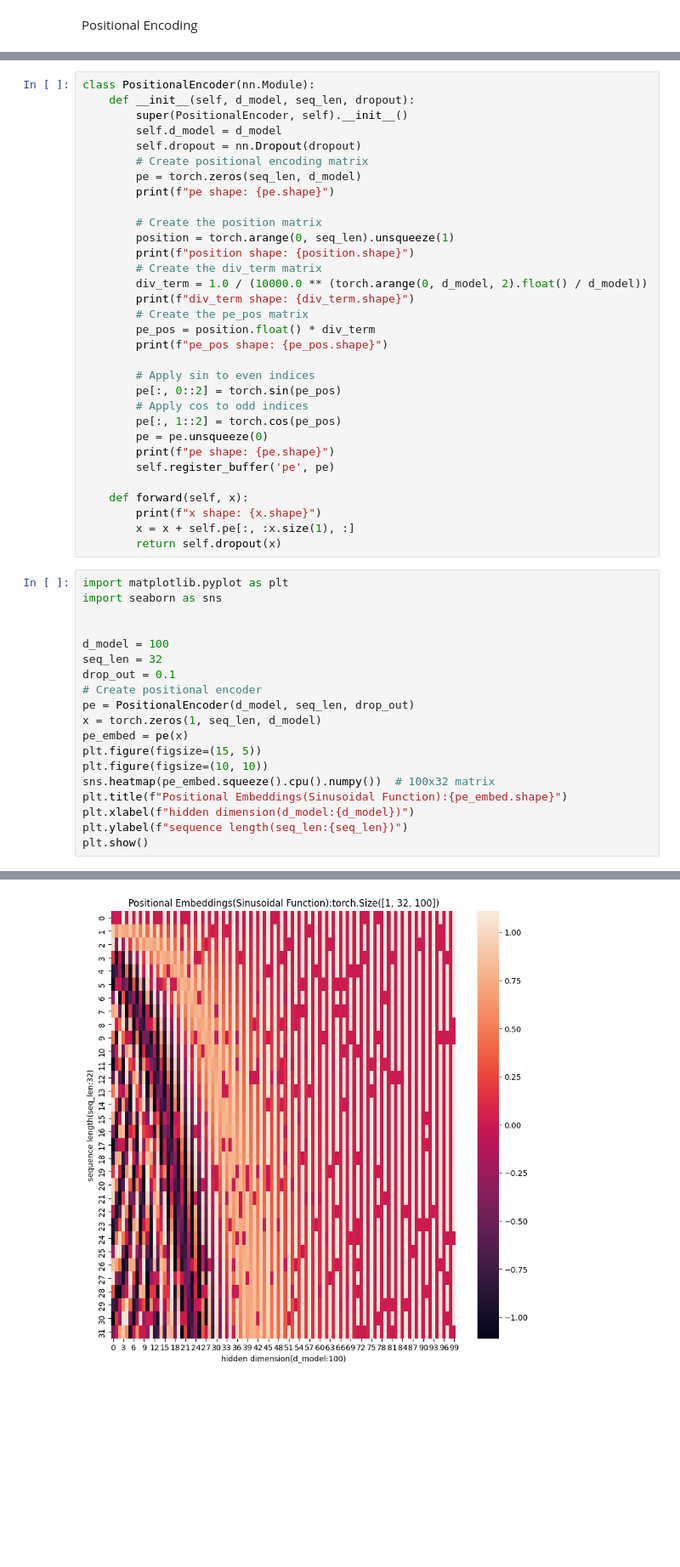
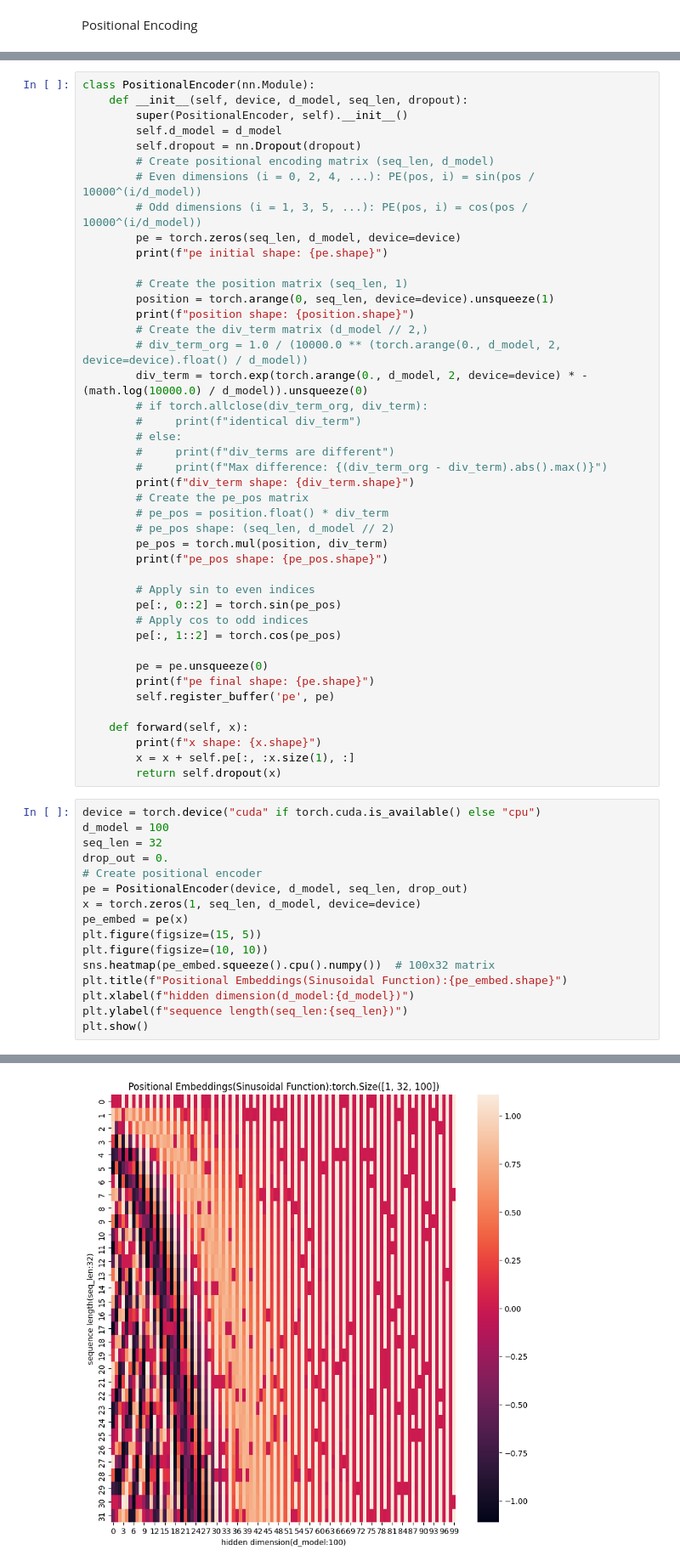
Before and after one commit to zds79/py101, a Jupyter notebook: src/py101/transformer/tutorial/2_PE.ipynb, the cells around one changed output, grey strips where cells are left out. Shown: that part at 85% size. Saved outputs shown, nothing was run; the diff lists cells and outputs as text; blank space fills up the shorter version.

```diff
--- a/src/py101/transformer/tutorial/2_PE.ipynb
+++ b/src/py101/transformer/tutorial/2_PE.ipynb
@@ -7,29 +10,40 @@ import numpy as np
 # %%
 class PositionalEncoder(nn.Module):
-    def __init__(self, d_model, seq_len, dropout):
+    def __init__(self, device, d_model, seq_len, dropout):
         super(PositionalEncoder, self).__init__()
         self.d_model = d_model
         self.dropout = nn.Dropout(dropout)
-        # Create positional encoding matrix
-        pe = torch.zeros(seq_len, d_model)
-        print(f"pe shape: {pe.shape}")
+        # Create positional encoding matrix (seq_len, d_model)
+        # Even dimensions (i = 0, 2, 4, ...): PE(pos, i) = sin(pos / 10000^(i/d_model))
+        # Odd dimensions (i = 1, 3, 5, ...): PE(pos, i) = cos(pos / 10000^(i/d_model))
+        pe = torch.zeros(seq_len, d_model, device=device)
+        print(f"pe initial shape: {pe.shape}")
 
-        # Create the position matrix
-        position = torch.arange(0, seq_len).unsqueeze(1)
+        # Create the position matrix (seq_len, 1)
+        position = torch.arange(0, seq_len, device=device).unsqueeze(1)
         print(f"position shape: {position.shape}")
-        # Create the div_term matrix
-        div_term = 1.0 / (10000.0 ** (torch.arange(0, d_model, 2).float() / d_model))
+        # Create the div_term matrix (d_model // 2,)
+        # div_term_org = 1.0 / (10000.0 ** (torch.arange(0., d_model, 2, device=device).float() / d_model))
+        div_term = torch.exp(torch.arange(0., d_model, 2, device=device) * - (math.log(10000.0) / d_model)).unsqueeze(0)
+        # if torch.allclose(div_term_org, div_term):
+        #     print(f"identical div_term")
+        # else:
+        #     print(f"div_terms are different")
+        #     print(f"Max difference: {(div_term_org - div_term).abs().max()}")
         print(f"div_term shape: {div_term.shape}")
         # Create the pe_pos matrix
-        pe_pos = position.float() * div_term
+        # pe_pos = position.float() * div_term
+        # pe_pos shape: (seq_len, d_model // 2)
+        pe_pos = torch.mul(position, div_term)
         print(f"pe_pos shape: {pe_pos.shape}")
 
         # Apply sin to even indices
         pe[:, 0::2] = torch.sin(pe_pos)
         # Apply cos to odd indices
         pe[:, 1::2] = torch.cos(pe_pos)
+
         pe = pe.unsqueeze(0)
-        print(f"pe shape: {pe.shape}")
+        print(f"pe final shape: {pe.shape}")
         self.register_buffer('pe', pe)
 
     def forward(self, x):
@@ -37,16 +51,13 @@ class PositionalEncoder(nn.Module):
         x = x + self.pe[:, :x.size(1), :]
         return self.dropout(x)
 # %%
-import matplotlib.pyplot as plt
-import seaborn as sns
-
-
+device = torch.device("cuda" if torch.cuda.is_available() else "cpu")
 d_model = 100
 seq_len = 32
-drop_out = 0.1
+drop_out = 0.
 # Create positional encoder
-pe = PositionalEncoder(d_model, seq_len, drop_out)
-x = torch.zeros(1, seq_len, d_model)
+pe = PositionalEncoder(device, d_model, seq_len, drop_out)
+x = torch.zeros(1, seq_len, d_model, device=device)
 pe_embed = pe(x)
 plt.figure(figsize=(15, 5))
 plt.figure(figsize=(10, 10))
@@ -63,3 +76,3 @@ pe_pos shape: torch.Size([32, 50])
 x shape: torch.Size([1, 32, 100])
 <Figure size 1500x500 with 0 Axes>
-[figure, old version]
+[figure, new version]
```
Also changed, not shown: parts of 4 cells of this notebook, 7 other files.
